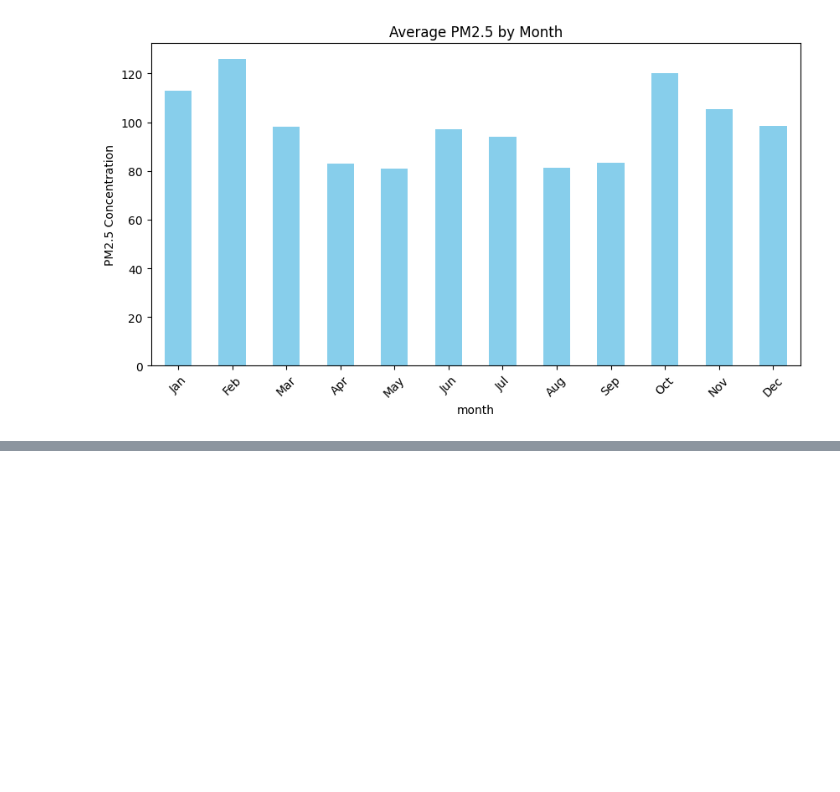
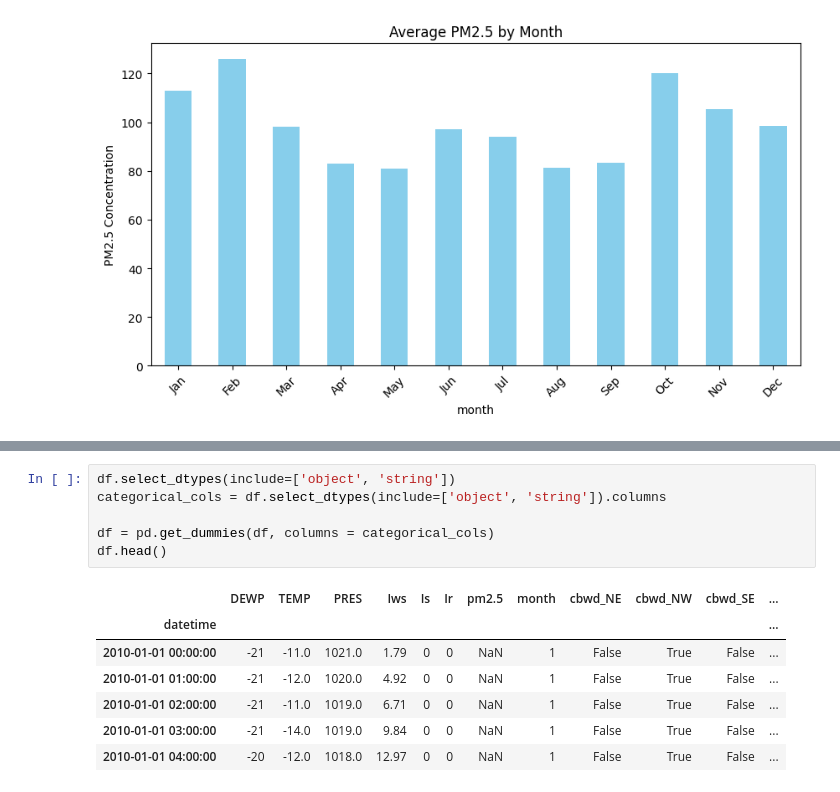
Before and after one commit to Nethphorn/air-quality-index-forecast, a Jupyter notebook: src/data.ipynb, the cells around one changed output, grey strips where cells are left out. Drawn from its saved outputs; the diff is of its cells as text; blank space fills up the shorter version.

```diff
--- a/src/data.ipynb
+++ b/src/data.ipynb
@@ -42,0 +55,14 @@ plt.show()
+# %%
+df.select_dtypes(include=['object', 'string'])
+categorical_cols = df.select_dtypes(include=['object', 'string']).columns
+
+df = pd.get_dummies(df, columns = categorical_cols)
+df.head()
+# %% [output]
+|  | DEWP | TEMP | PRES | Iws | Is | Ir | pm2.5 | month | cbwd_NE | cbwd_NW | cbwd_SE | ... |
+| datetime |  |  |  |  |  |  |  |  |  |  |  | ... |
+| 2010-01-01 00:00:00 | -21 | -11.0 | 1021.0 | 1.79 | 0 | 0 | NaN | 1 | False | True | False | ... |
+| 2010-01-01 01:00:00 | -21 | -12.0 | 1020.0 | 4.92 | 0 | 0 | NaN | 1 | False | True | False | ... |
+| 2010-01-01 02:00:00 | -21 | -11.0 | 1019.0 | 6.71 | 0 | 0 | NaN | 1 | False | True | False | ... |
+| 2010-01-01 03:00:00 | -21 | -14.0 | 1019.0 | 9.84 | 0 | 0 | NaN | 1 | False | True | False | ... |
+| 2010-01-01 04:00:00 | -20 | -12.0 | 1018.0 | 12.97 | 0 | 0 | NaN | 1 | False | True | False | ... |
```
Also changed, not shown: parts of 3 cells of this notebook, 3 other files.
